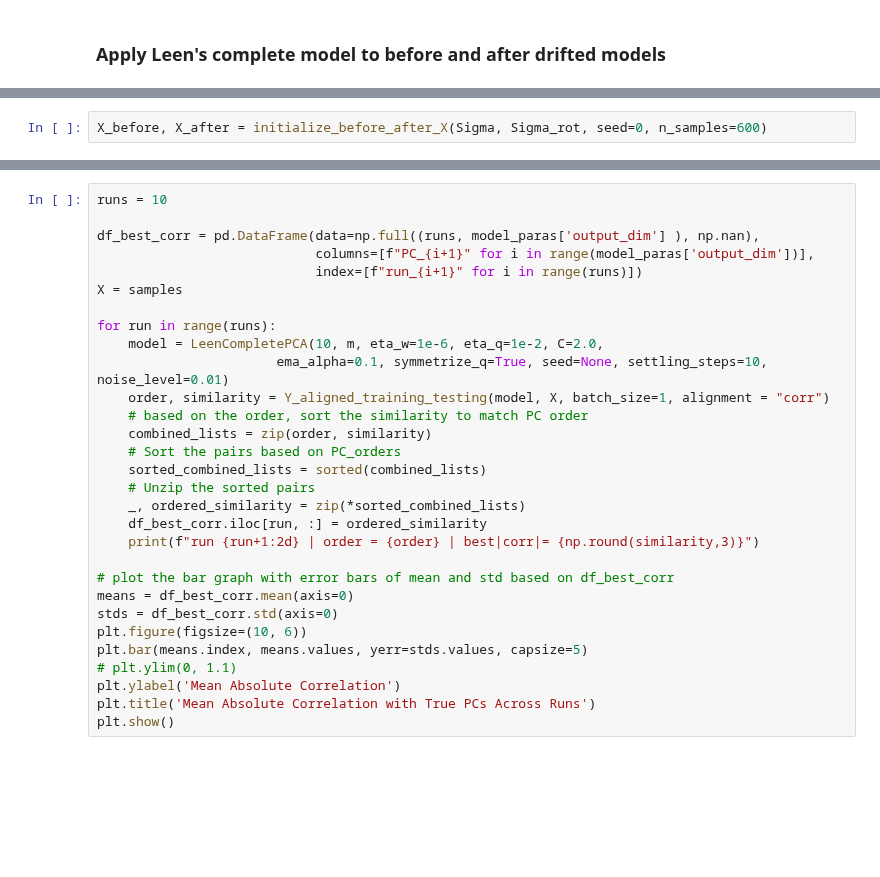
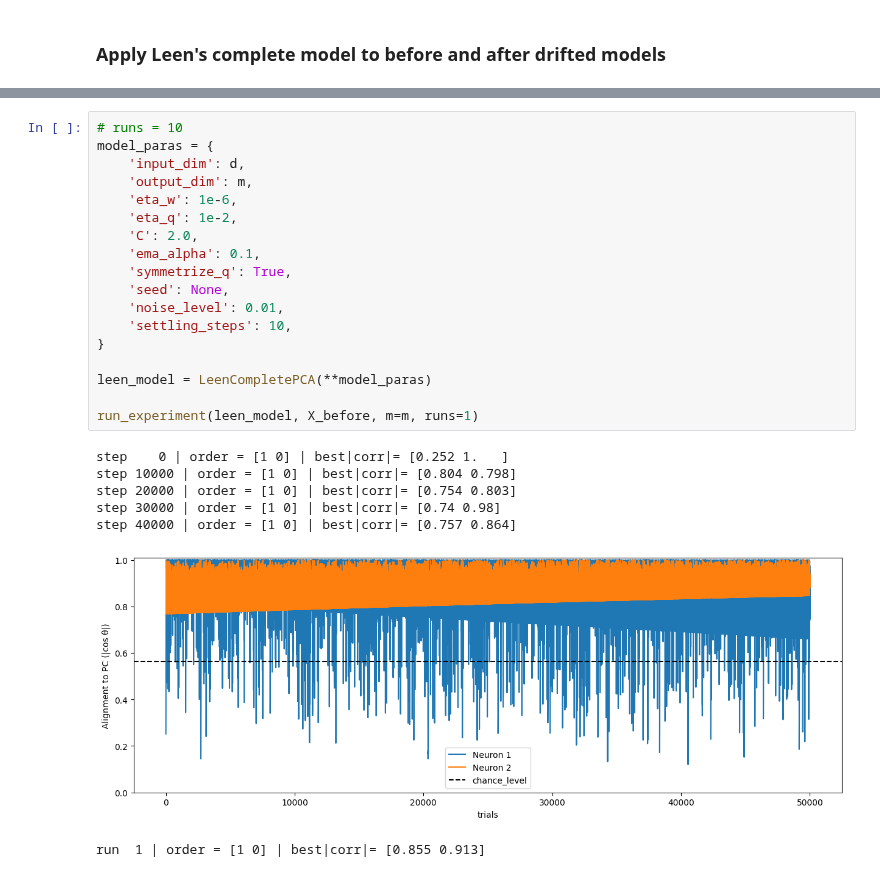
Before and after one commit to neuralalgorithms/representational-drift, a Jupyter notebook: model_drift.ipynb, the cells around one changed output, grey strips where cells are left out. Drawn from its saved outputs; the diff is of its cells as text; blank space fills up the shorter version.

Commit message:
save preliminary results in Leen's model in rotating 2D input

```diff
--- a/model_drift.ipynb
+++ b/model_drift.ipynb
@@ -117,2 +120,0 @@ from leen_models import Y_aligned_training_testing
-# %%
-X_before, X_after = initialize_before_after_X(Sigma, Sigma_rot, seed=0, n_samples=600)
@@ -132,30 +149,26 @@ model_paras = {
 # %%
-runs = 10
+# runs = 10
+model_paras = {
+    'input_dim': d,
+    'output_dim': m,
+    'eta_w': 1e-6,
+    'eta_q': 1e-2,
+    'C': 2.0,
+    'ema_alpha': 0.1,
+    'symmetrize_q': True,
+    'seed': None,
+    'noise_level': 0.01,
+    'settling_steps': 10,
+}
 
-df_best_corr = pd.DataFrame(data=np.full((runs, model_paras['output_dim'] ), np.nan),
-                            columns=[f"PC_{i+1}" for i in range(model_paras['output_dim'])],
-                            index=[f"run_{i+1}" for i in range(runs)])
-X = samples
+leen_model = LeenCompletePCA(**model_paras)
 
-for run in range(runs):
-    model = LeenCompletePCA(10, m, eta_w=1e-6, eta_q=1e-2, C=2.0,
-                       ema_alpha=0.1, symmetrize_q=True, seed=None, settling_steps=10, noise_level=0.01)
-    order, similarity = Y_aligned_training_testing(model, X, batch_size=1, alignment = "corr")
-    # based on the order, sort the similarity to match PC order
-    combined_lists = zip(order, similarity)
-    # Sort the pairs based on PC_orders
-    sorted_combined_lists = sorted(combined_lists)
-    # Unzip the sorted pairs
-    _, ordered_similarity = zip(*sorted_combined_lists)
-    df_best_corr.iloc[run, :] = ordered_similarity
-    print(f"run {run+1:2d} | order = {order} | best|corr|= {np.round(similarity,3)}")
-
-# plot the bar graph with error bars of mean and std based on df_best_corr
-means = df_best_corr.mean(axis=0)
-stds = df_best_corr.std(axis=0)
-plt.figure(figsize=(10, 6))
-plt.bar(means.index, means.values, yerr=stds.values, capsize=5)
-# plt.ylim(0, 1.1)
-plt.ylabel('Mean Absolute Correlation')
-plt.title('Mean Absolute Correlation with True PCs Across Runs')
-plt.show()
+run_experiment(leen_model, X_before, m=m, runs=1)
+# %% [output]
+step    0 | order = [1 0] | best|corr|= [0.252 1.   ]
+step 10000 | order = [1 0] | best|corr|= [0.804 0.798]
+step 20000 | order = [1 0] | best|corr|= [0.754 0.803]
+step 30000 | order = [1 0] | best|corr|= [0.74 0.98]
+step 40000 | order = [1 0] | best|corr|= [0.757 0.864]
+[figure, added]
+run  1 | order = [1 0] | best|corr|= [0.855 0.913]
```
Also changed, not shown: parts of 7 cells of this notebook.
